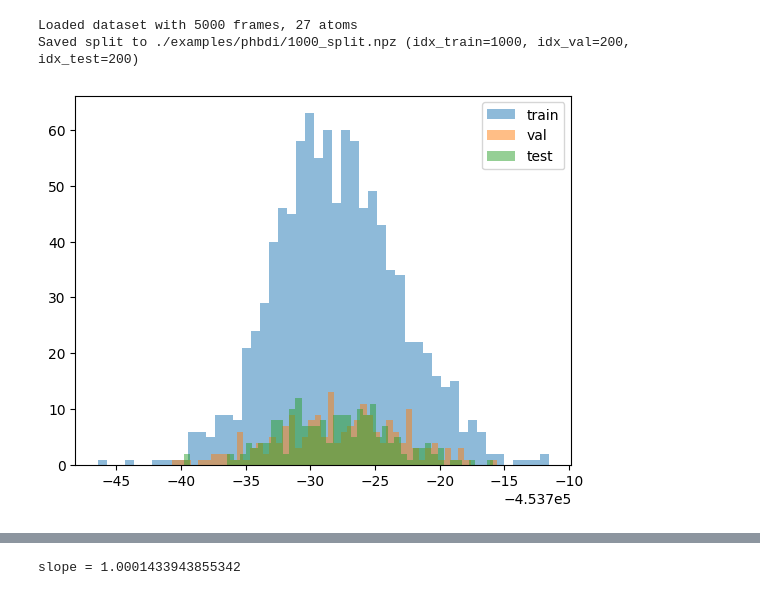
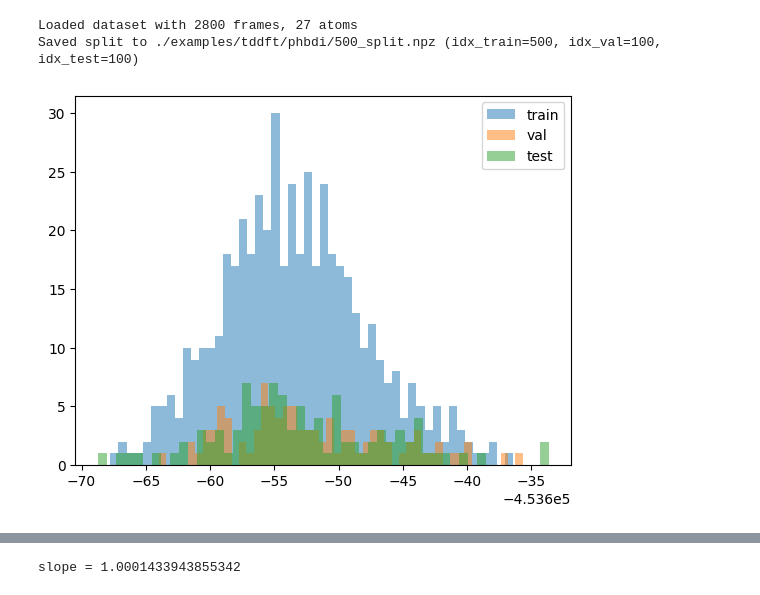
Before and after one commit to MoriyaSuwako2524/chemlab, a Jupyter notebook: aimd.ipynb, the cells around one changed output, grey strips where cells are left out. Cells and saved outputs as stored; diff of their text form; code cells hidden in the pictures.

```diff
--- a/aimd.ipynb
+++ b/aimd.ipynb
@@ -40,9 +40,11 @@ multi.export_numpy(prefix=prefix,
 # %%
 # 1. 读取 (可扩展字段)
-dataset = MLData(prefix=prefix, files=["coord","energy","grad","type"])
+path = "./examples/tddft/phbdi/"
+prefix = "./examples/tddft/phbdi/full_"
+dataset = MLData(prefix=prefix, files=["coord","S1_energy","force","type"],energy_key="S1_energy")
 
 # 2. 保存划分
-train = 1000
+train = 500
 test = int(train/5)
 val = int(train/5)
 dataset.save_split(train, val, test, prefix=f"{path}{train}_")
@@ -51,19 +53,26 @@ dataset.save_split(train, val, test, prefix=f"{path}{train}_")
 split = np.load(f"{path}{train}_split.npz", allow_pickle=True)
 train_data = dataset.get_split_data(split, part="idx_train")
 val_data   = dataset.get_split_data(split, part="idx_val")
-energies = np.load(f"{prefix}energy.npy", allow_pickle=True)
+#energies = np.load(f"{prefix}energy.npy", allow_pickle=True)
 # %% [output]
-Loaded dataset with 5000 frames, 27 atoms
-Saved split to ./examples/phbdi/1000_split.npz (idx_train=1000, idx_val=200, idx_test=200)
+Loaded dataset with 2800 frames, 27 atoms
+Saved split to ./examples/tddft/phbdi/500_split.npz (idx_train=500, idx_val=100, idx_test=100)
 # %%
 import matplotlib.pyplot as plt
+path = "./examples/tddft/phbdi/"
+prefix = "./examples/tddft/phbdi/full_"
+train = 500
+energies = np.load(f"{prefix}S1_energy.npy", allow_pickle=True)
 split = np.load(f"{path}{train}_split.npz", allow_pickle=True)
 plt.hist(energies[split["idx_train"]], bins=50, alpha=0.5, label="train")
 plt.hist(energies[split["idx_val"]], bins=50, alpha=0.5, label="val")
 plt.hist(energies[split["idx_test"]], bins=50, alpha=0.5, label="test")
 plt.legend(); plt.show()
+grads = np.load(f"{path}full_grad.npy")       # (N, Natoms, 3)
+forces = np.load(f"{path}full_force.npy")       # (N, Natoms, 3)
+#type = np.load(f"{path}full.npy")       # (N, Natoms, 3)
 # %% [output]
-[figure, old version]
+[figure, new version]
 # %%
 import numpy as np
 import random
```
Also changed, not shown: parts of 6 cells of this notebook, 5 other files.
